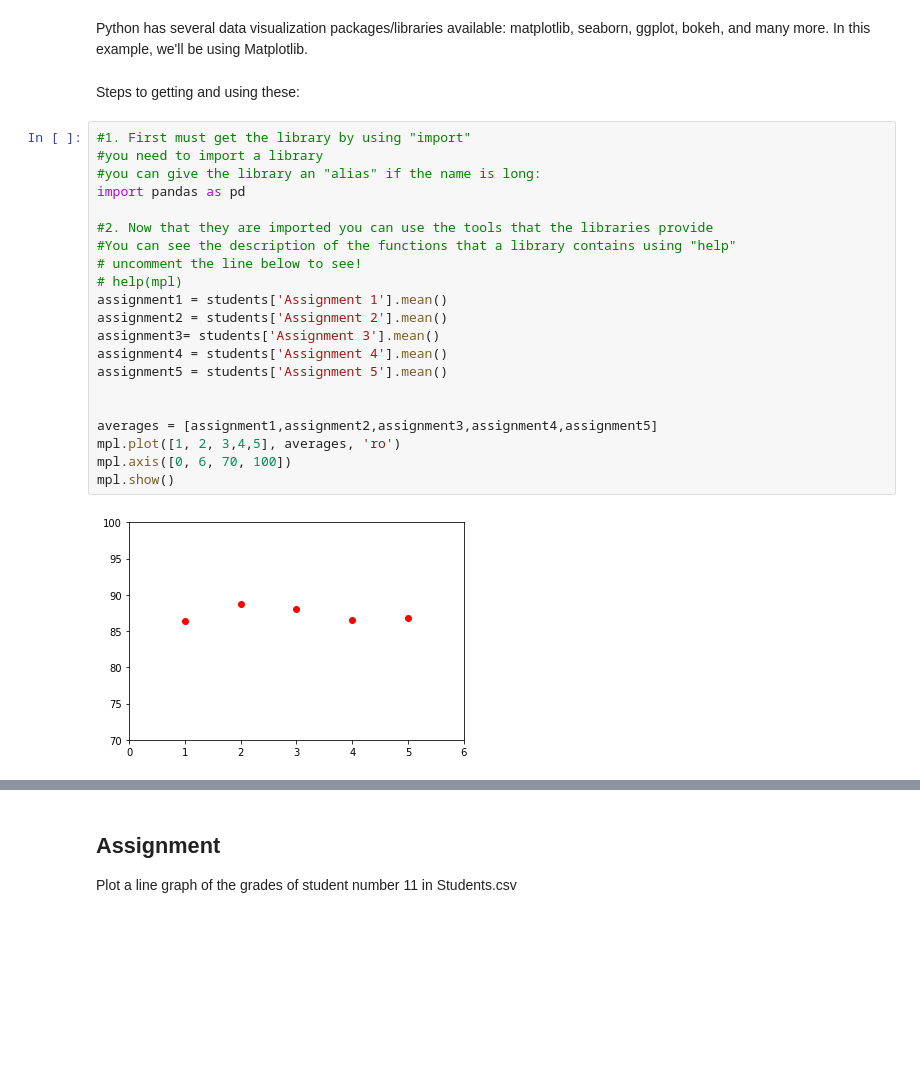
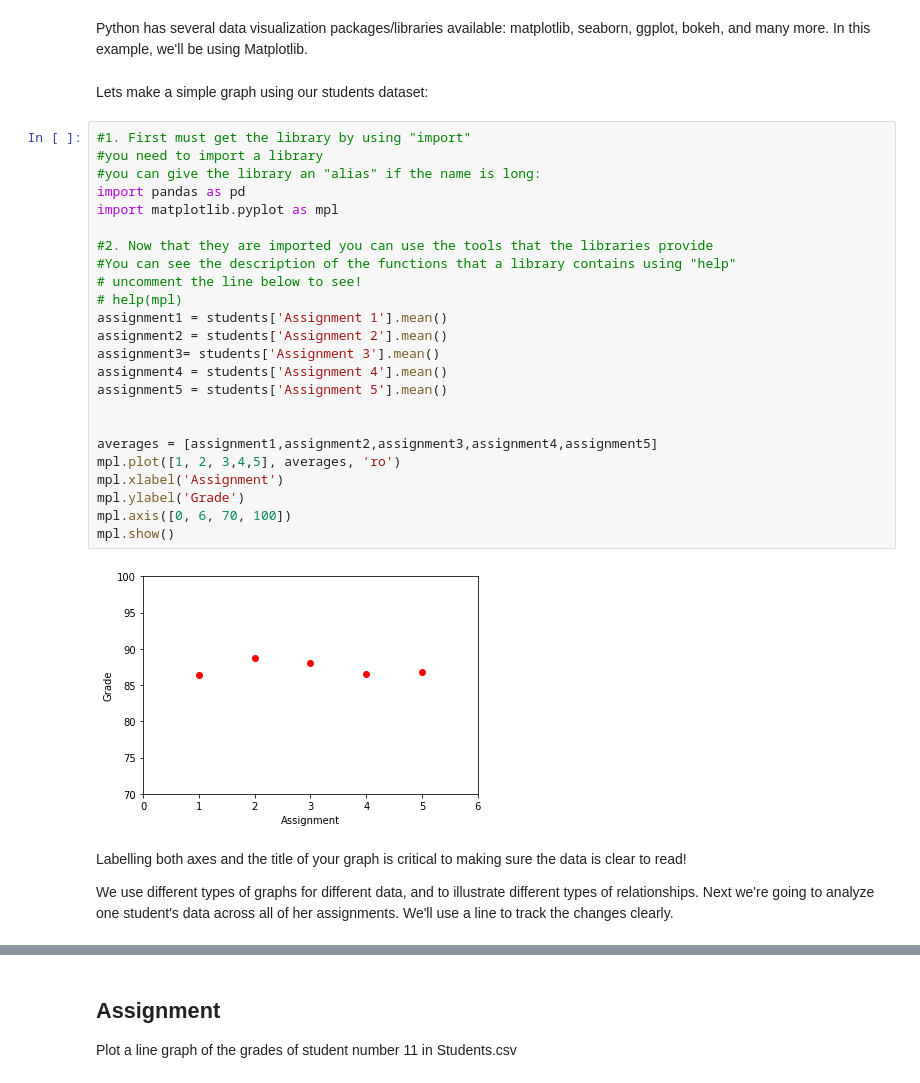
Before and after one commit to CodeYourDreams/Develop_Curriculum, a Jupyter notebook: 10) Data Cleansing/Intro to Data Cleansing.ipynb, the cells around one changed output, grey strips where cells are left out. Cells and saved outputs as stored; diff of their text form; blank space fills up the shorter version.

Commit message:
small edits to data cleansing

```diff
--- a/10) Data Cleansing/Intro to Data Cleansing.ipynb
+++ b/10) Data Cleansing/Intro to Data Cleansing.ipynb
@@ -93,31 +93,38 @@ This is an example of data visualization of data on social media usage of an app
 # %% [markdown]
 Python has several data visualization packages/libraries available:
 matplotlib, seaborn, ggplot, bokeh, and many more. In this example, we'll be using Matplotlib.
-# %% [markdown]
-Steps to getting and using these:
+# %% [markdown]
+Lets make a simple graph using our students dataset:
 # %%
 #1. First must get the library by using "import"
 #you need to import a library
 #you can give the library an "alias" if the name is long:
 import pandas as pd
+import matplotlib.pyplot as mpl
 
 #2. Now that they are imported you can use the tools that the libraries provide
 #You can see the description of the functions that a library contains using "help"
 # uncomment the line below to see!
 # help(mpl)
 assignment1 = students['Assignment 1'].mean()
 assignment2 = students['Assignment 2'].mean()
 assignment3= students['Assignment 3'].mean()
 assignment4 = students['Assignment 4'].mean()
 assignment5 = students['Assignment 5'].mean()
 
 
 averages = [assignment1,assignment2,assignment3,assignment4,assignment5]
 mpl.plot([1, 2, 3,4,5], averages, 'ro')
+mpl.xlabel('Assignment')
+mpl.ylabel('Grade')
 mpl.axis([0, 6, 70, 100])
 mpl.show()
 # %% [output]
-[figure, old version]
+[figure, new version]
+# %% [markdown]
+Labelling both axes and the title of your graph is critical to making sure the data is clear to read!
+
+We use different types of graphs for different data, and to illustrate different types of relationships. Next we're going to analyze one student's data across all of her assignments. We'll use a line to track the changes clearly.
 # %%
 # we can also plot lines to track one students progress in the class
 # we're going to focus on a student named Katy Robbins
```
Also changed, not shown: parts of 10 cells of this notebook, 1 other file.
